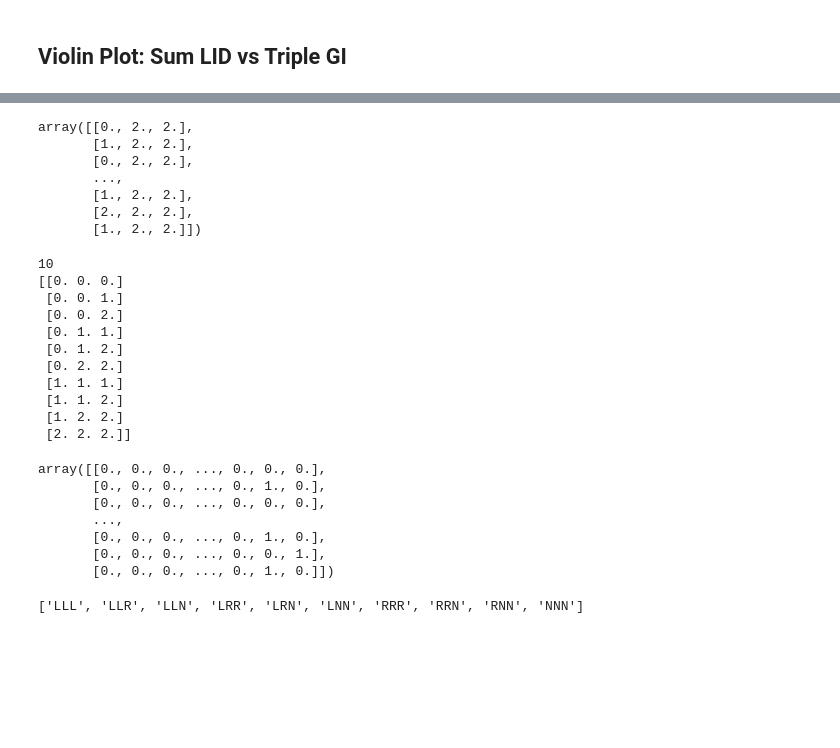
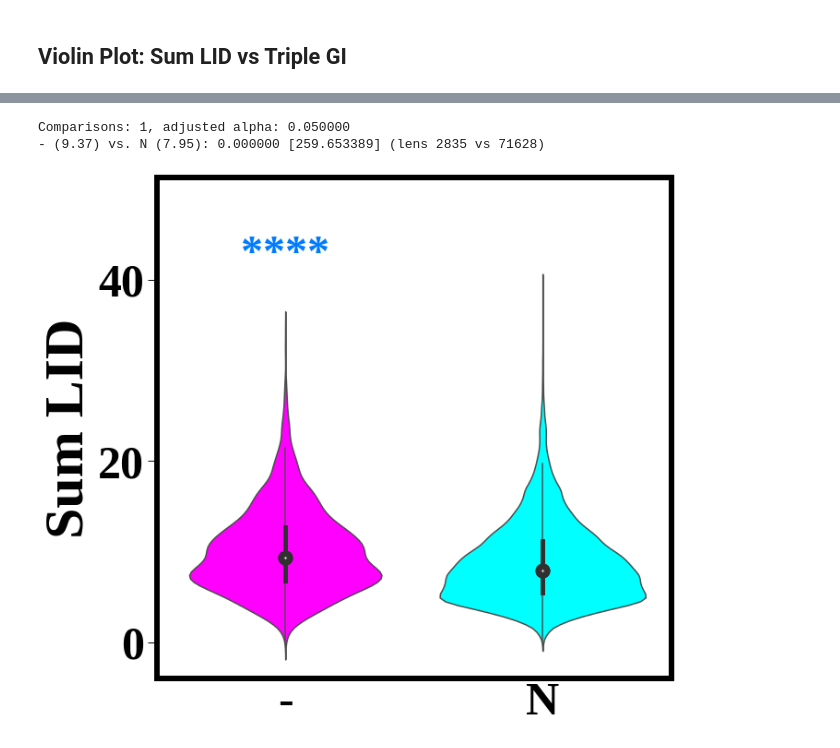
Before and after one commit to KISRDevelopment/cell_viability_paper, a Jupyter notebook: figures.ipynb, the cells around one changed output, grey strips where cells are left out. Drawn from its saved outputs; the diff is of its cells as text; code cells hidden in the pictures; blank space fills up the shorter version.

```diff
--- a/figures.ipynb
+++ b/figures.ipynb
@@ -99,7 +100,7 @@ sgo_terms_vs_smf("../generated-data/dataset_yeast_smf.feather")
 # %% [markdown]
 # Violin Plot: LID vs SMF
 # %%
-def violin_plot(task_path, feature, ylabel, bins, ylim=None, alpha=0.05, smf_bins=True):
+def violin_plot(task_path, feature, ylabel, bins, ylim=None, alpha=0.05, colors=['#FF0000', '#FFFF00', '#00CC00'], star_colors=['#FF0000', 'orange', '#00CC00']):
     plot_cfg = {
         "tick_label_size" : 50,
         "xlabel_size" : 60,
@@ -114,14 +115,6 @@ def violin_plot(task_path, feature, ylabel, bins, ylim=None, alpha=0.05, smf_bin
     }
     df = pd.read_feather(task_path)
     df['labeled_bin'] = bins[df['bin'].astype(int)]
-
-    print(bins)
-    if smf_bins:
-        colors = ['#FF0000', '#FFFF00', '#00CC00']
-        star_colors = ['#FF0000', 'orange', '#00CC00']
-    else:
-        colors = ['#FF0000', '#FFFF00', '#00CC00', '#3d77ff']
-        star_colors = ['#FF0000', 'orange', '#00CC00', '#3d77ff']
 
     f, ax = plt.subplots(1, 1, figsize=(10, 10))
     ax = sns.violinplot(x="labeled_bin", y=feature, ax=ax, order=bins, data=df,
@@ -926,52 +889,7 @@ gene_bin = np.array(smf_df['bin'])
-# %%
-a_id = tgi_df['a_id']
-b_id = tgi_df['b_id']
-c_id = tgi_df['c_id']
-
-tgi_smf = np.vstack((gene_bin[a_id], gene_bin[b_id], gene_bin[c_id])).T
-nan_ix = np.isnan(np.sum(tgi_smf, axis=1))
-tgi_smf = tgi_smf[~nan_ix,:]
-tgi_smf = np.sort(tgi_smf, axis=1)
-tgi_smf
-# %% [output]
-array([[0., 2., 2.],
-       [1., 2., 2.],
-       [0., 2., 2.],
-       ...,
-       [1., 2., 2.],
-       [2., 2., 2.],
-       [1., 2., 2.]])
-# %%
-unique_combs, r_index = np.unique(tgi_smf, axis=0, return_inverse=True)
-
-n_combs = unique_combs.shape[0]
-print(n_combs)
-print(unique_combs)
-unique_combs = unique_combs.astype(int)
-cat_bins = np.zeros((tgi_df.shape[0], n_combs))
-cat_bins[~nan_ix, r_index] = 1
-cat_bins
-# %% [output]
-10
-[[0. 0. 0.]
- [0. 0. 1.]
- [0. 0. 2.]
- [0. 1. 1.]
- [0. 1. 2.]
- [0. 2. 2.]
- [1. 1. 1.]
- [1. 1. 2.]
- [1. 2. 2.]
- [2. 2. 2.]]
-array([[0., 0., 0., ..., 0., 0., 0.],
-       [0., 0., 0., ..., 0., 1., 0.],
-       [0., 0., 0., ..., 0., 0., 0.],
-       ...,
-       [0., 0., 0., ..., 0., 1., 0.],
-       [0., 0., 0., ..., 0., 0., 1.],
-       [0., 0., 0., ..., 0., 1., 0.]])
-# %%
-SMF_BIN_LABELS = np.array(['L', 'R', 'N'])
-[''.join(r) for r in SMF_BIN_LABELS[unique_combs]]
-# %% [output]
-['LLL', 'LLR', 'LLN', 'LRR', 'LRN', 'LNN', 'RRR', 'RRN', 'RNN', 'NNN']
+# %%
+violin_plot("../tmp/tgi_mn.feather", "topology-lid", "Sum LID", bins=np.array(['-', 'N']),
+            colors=['magenta','cyan'], star_colors=['magenta','#007bff'])
+# %% [output]
+Comparisons: 1, adjusted alpha: 0.050000
+- (9.37) vs. N (7.95): 0.000000 [259.653389] (lens 2835 vs 71628)
+[figure, added]
```
Also changed, not shown: parts of 13 cells of this notebook, 2 other files.
